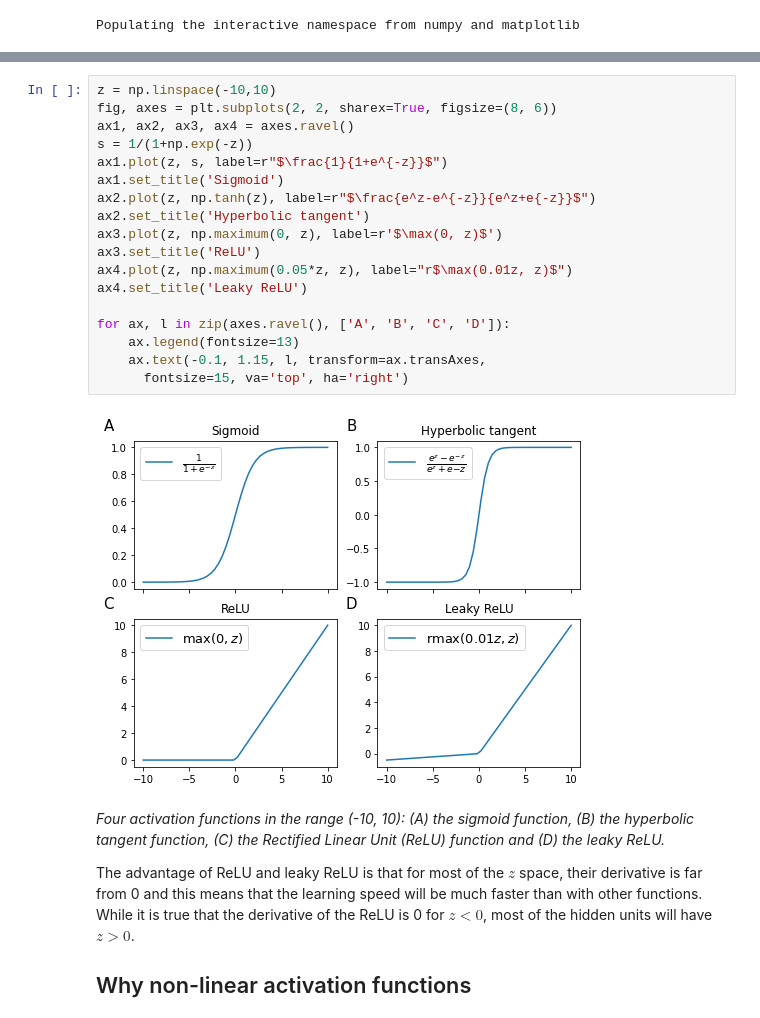
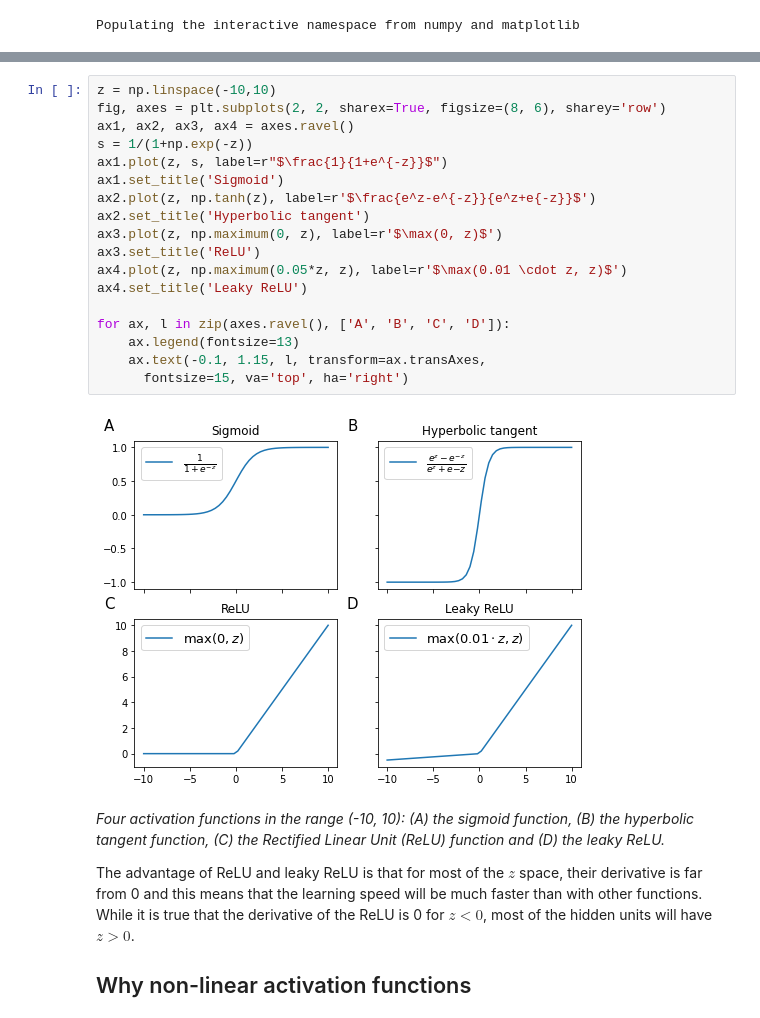
Before and after one commit to marnec/ML, a Jupyter notebook: ML-12-NeuralNetworkCostFunction.ipynb, the cells around one changed output, grey strips where cells are left out. Cells and saved outputs as stored; diff of their text form.

```diff
--- a/ML-12-NeuralNetworkCostFunction.ipynb
+++ b/ML-12-NeuralNetworkCostFunction.ipynb
@@ -26,24 +67,24 @@ A popular choice to avoid this problem is the Rectified Linear Unit (ReLU) (<a h
 Since the derivative of the ReLU is 0 for $z<0$, sometimes an alternative version, called the leaky ReLU is used (<a href="#activfuncs">figure below</a>, panel D), but it is not as common as the ReLU.
 # %%
 z = np.linspace(-10,10)
-fig, axes = plt.subplots(2, 2, sharex=True, figsize=(8, 6))
+fig, axes = plt.subplots(2, 2, sharex=True, figsize=(8, 6), sharey='row')
 ax1, ax2, ax3, ax4 = axes.ravel()
 s = 1/(1+np.exp(-z))
 ax1.plot(z, s, label=r"$\frac{1}{1+e^{-z}}$")
 ax1.set_title('Sigmoid')
-ax2.plot(z, np.tanh(z), label=r"$\frac{e^z-e^{-z}}{e^z+e{-z}}$")
+ax2.plot(z, np.tanh(z), label=r'$\frac{e^z-e^{-z}}{e^z+e{-z}}$')
 ax2.set_title('Hyperbolic tangent')
 ax3.plot(z, np.maximum(0, z), label=r'$\max(0, z)$')
 ax3.set_title('ReLU')
-ax4.plot(z, np.maximum(0.05*z, z), label="r$\max(0.01z, z)$")
+ax4.plot(z, np.maximum(0.05*z, z), label=r'$\max(0.01 \cdot z, z)$')
 ax4.set_title('Leaky ReLU')
 
 for ax, l in zip(axes.ravel(), ['A', 'B', 'C', 'D']):
     ax.legend(fontsize=13)
     ax.text(-0.1, 1.15, l, transform=ax.transAxes,
       fontsize=15, va='top', ha='right')
 # %% [output]
-[figure, old version]
+[figure, new version]
 # %% [markdown]
 <i id="activfuncs">Four activation functions in the range (-10, 10): (A) the sigmoid function, (B) the hyperbolic tangent function, (C) the Rectified Linear Unit (ReLU) function and (D) the leaky ReLU.</i>
 
```
Also changed, not shown: parts of 7 cells of this notebook, 23 other files.
